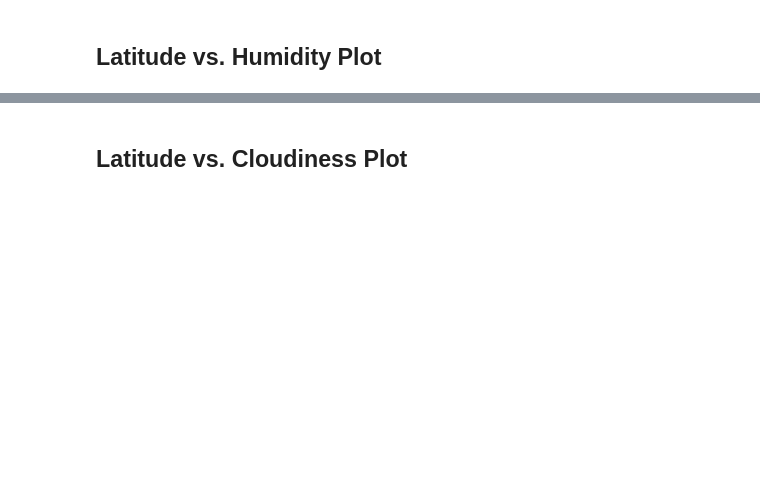
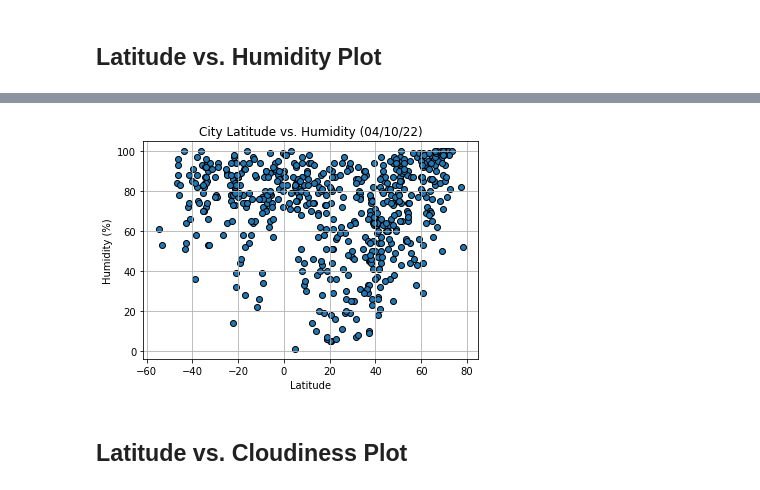
Before and after one commit to clawson13/python-api-challenge, a Jupyter notebook: WeatherPy/WeatherPy.ipynb, the cells around one changed output, grey strips where cells are left out. Cells and saved outputs as stored; diff of their text form; code cells hidden in the pictures; blank space fills up the shorter version.

```diff
--- a/WeatherPy/WeatherPy.ipynb
+++ b/WeatherPy/WeatherPy.ipynb
@@ -275,2 +240,13 @@ Int64Index([], dtype='int64')
+# %%
+# Plot Latitude vs. Humidity with title, labels, and grid
+plt.scatter(clean_city_data['Lat'], clean_city_data['Humidity'], marker="o", facecolors="C0", edgecolors="black")
+plt.title(f"City Latitude vs. Humidity ({display_date})")
+plt.xlabel("Latitude")
+plt.ylabel("Humidity (%)")
+plt.grid()
+plt.savefig("Images/Lat_v_Humidity.png")
+plt.show()
+# %% [output]
+[figure, added]
 # %% [markdown]
 ## Latitude vs. Cloudiness Plot
```
Also changed, not shown: parts of 37 cells of this notebook, 13 other files.
